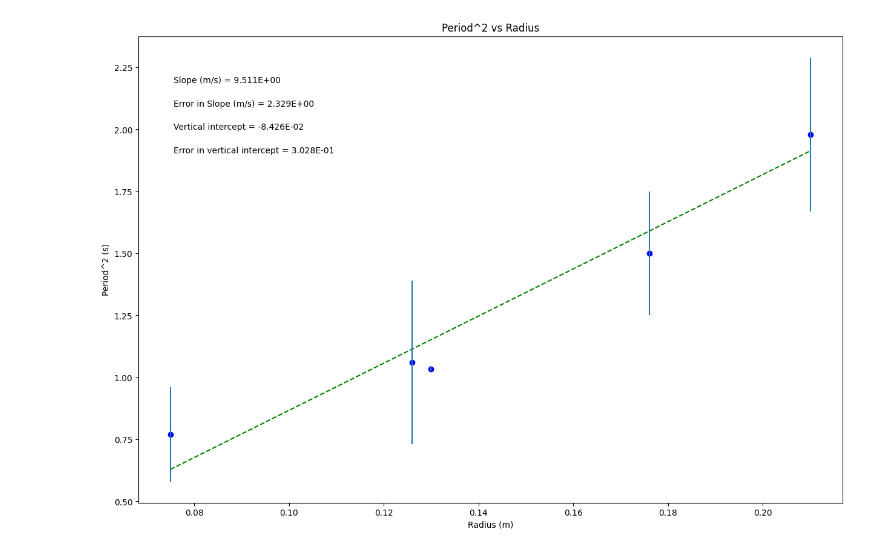
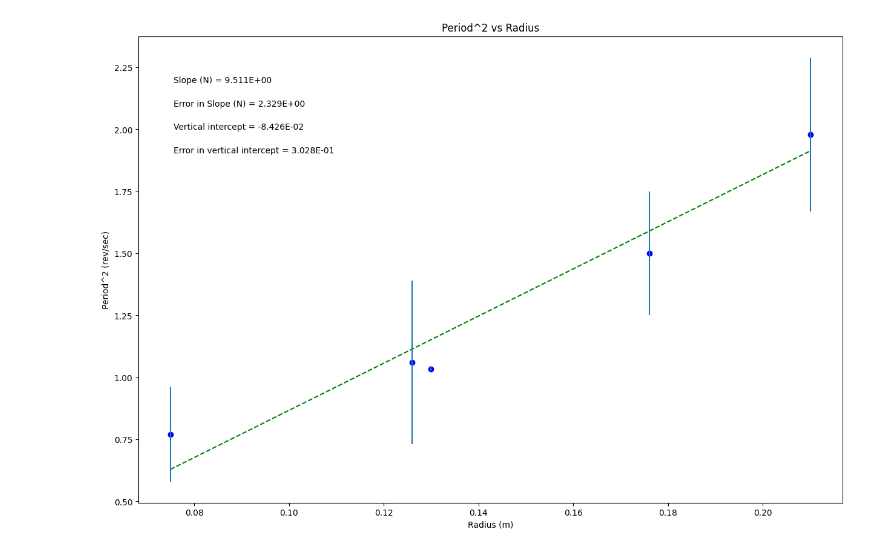
Before and after one commit to ani-maker113/PHSXlabplots, a Jupyter notebook: Seamus_E_Circular_Motion_Lab.ipynb, the cells around one changed output. Cells and saved outputs as stored; diff of their text form; code cells hidden in the pictures.

```diff
--- a/Seamus_E_Circular_Motion_Lab.ipynb
+++ b/Seamus_E_Circular_Motion_Lab.ipynb
@@ -39,8 +39,8 @@ dy = Uncertainty        #this should be your error in y array
 
 plot_title= 'Period^2 vs Radius'
 x_label= 'Radius (m)'
-y_label= 'Period^2 (s)'
-slope_units= 'm/s'
+y_label= 'Period^2 (rev/sec)'
+slope_units= 'N'
 
 #UPDATE ANNOTATION PLACEMENT SO IT'S OUT OF WAY OF PLOTTED DATA AND BEST FIT LINE
 #integer from 1 to 4, top R corner is 1 (counter-clockwise from there)
@@ -92,31 +92,31 @@ elif annotation_placement==3 or annotation_placement==4:
 #Don't need to change anything in this section!
 
 #Plot data on graph. Plot error bars and place values for slope,
 #error in slope, and vertical intercept (plus error) on the plot using "annotate"
 
 plt.figure(figsize=(15,10))
 
 plt.plot(x, fit, color='green', linestyle='--')
 plt.scatter(x, y, color='blue', marker='o')
 
 plt.xlabel(x_label)
 plt.ylabel(y_label)
 plt.title(plot_title)
 
 plt.errorbar(x, y, yerr=dy, xerr=None, fmt="none") #don't need to plot x error bars
 
 plt.annotate('Slope ({}) = {value:.{digits}E}'.format(slope_units,value=m, digits=3),
              (xpos, ypos[0]), xycoords='axes fraction')
 
 plt.annotate('Error in Slope ({}) = {value:.{digits}E}'.format(slope_units,value=dm, digits=3),
              (xpos, ypos[1]), xycoords='axes fraction')
 
 plt.annotate('Vertical intercept = {value:.{digits}E}'.format(value=b, digits=3),
              (xpos, ypos[2]), xycoords='axes fraction')
 
 plt.annotate('Error in vertical intercept = {value:.{digits}E}'.format(value=db, digits=3),
              (xpos, ypos[3]), xycoords='axes fraction')
 
 plt.show()
 # %% [output]
-[figure, old version]
+[figure, new version]
```
